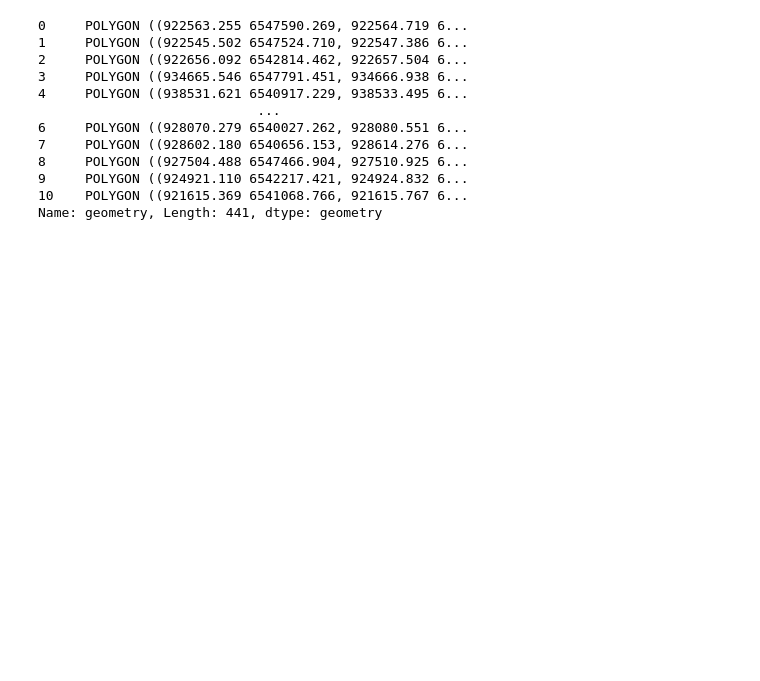
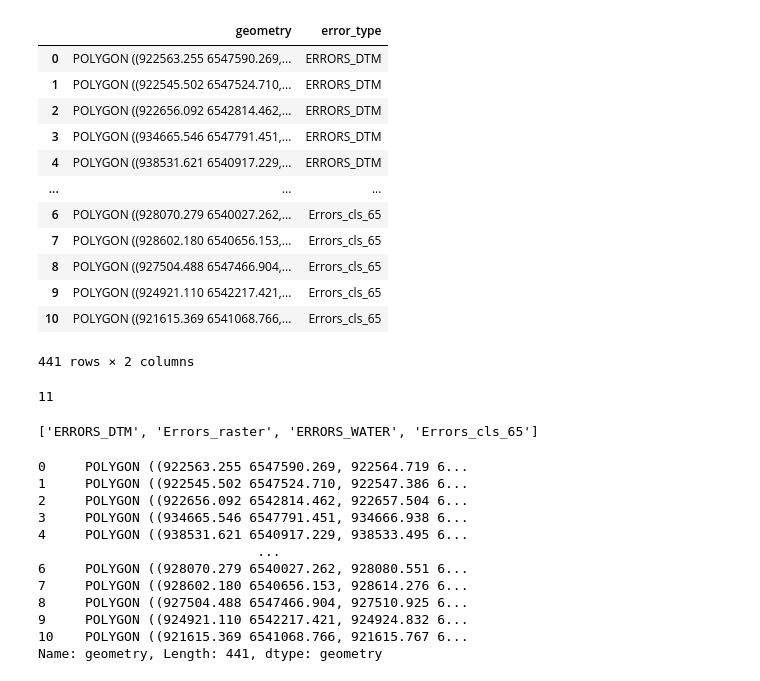
Before and after one commit to Stakhan/lastricks, a Jupyter notebook: use_cases/compare_deliveries/draft_intersection_statistics.ipynb, the cells around one changed output. Saved outputs shown, nothing was run; the diff lists cells and outputs as text; code cells hidden in the pictures; blank space fills up the shorter version.

```diff
--- a/use_cases/compare_deliveries/draft_intersection_statistics.ipynb
+++ b/use_cases/compare_deliveries/draft_intersection_statistics.ipynb
@@ -14,3 +31,28 @@ ref = pd.concat(refs)
+# %%
+ref = pd.concat(refs)
+ref
+# %% [output]
+|  | geometry | error_type |
+| 0 | POLYGON ((922563.255 6547590.269,... | ERRORS_DTM |
+| 1 | POLYGON ((922545.502 6547524.710,... | ERRORS_DTM |
+| 2 | POLYGON ((922656.092 6542814.462,... | ERRORS_DTM |
+| 3 | POLYGON ((934665.546 6547791.451,... | ERRORS_DTM |
+| 4 | POLYGON ((938531.621 6540917.229,... | ERRORS_DTM |
+| ... | ... | ... |
+| 6 | POLYGON ((928070.279 6540027.262,... | Errors_cls_65 |
+| 7 | POLYGON ((928602.180 6540656.153,... | Errors_cls_65 |
+| 8 | POLYGON ((927504.488 6547466.904,... | Errors_cls_65 |
+| 9 | POLYGON ((924921.110 6542217.421,... | Errors_cls_65 |
+| 10 | POLYGON ((921615.369 6541068.766,... | Errors_cls_65 |
+441 rows × 2 columns
+# %%
+len(ref[ ref['error_type'] == 'Errors_cls_65' ])
+# %% [output]
+11
+# %%
+ref['error_type'].unique().tolist()
+# %% [output]
+['ERRORS_DTM', 'Errors_raster', 'ERRORS_WATER', 'Errors_cls_65']
 # %%
 test = gpd.read_file(vector_test_path).geometry
 # %%
```
Also changed, not shown: parts of 19 cells of this notebook, 4 other files.
